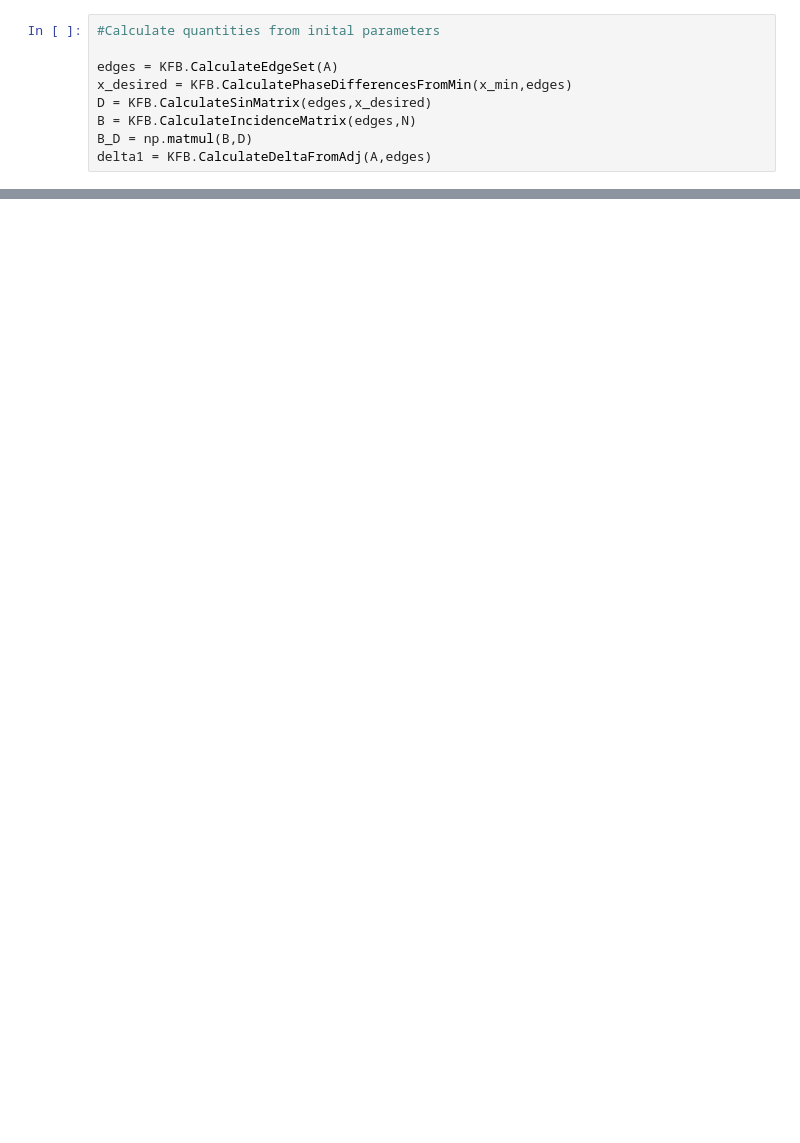
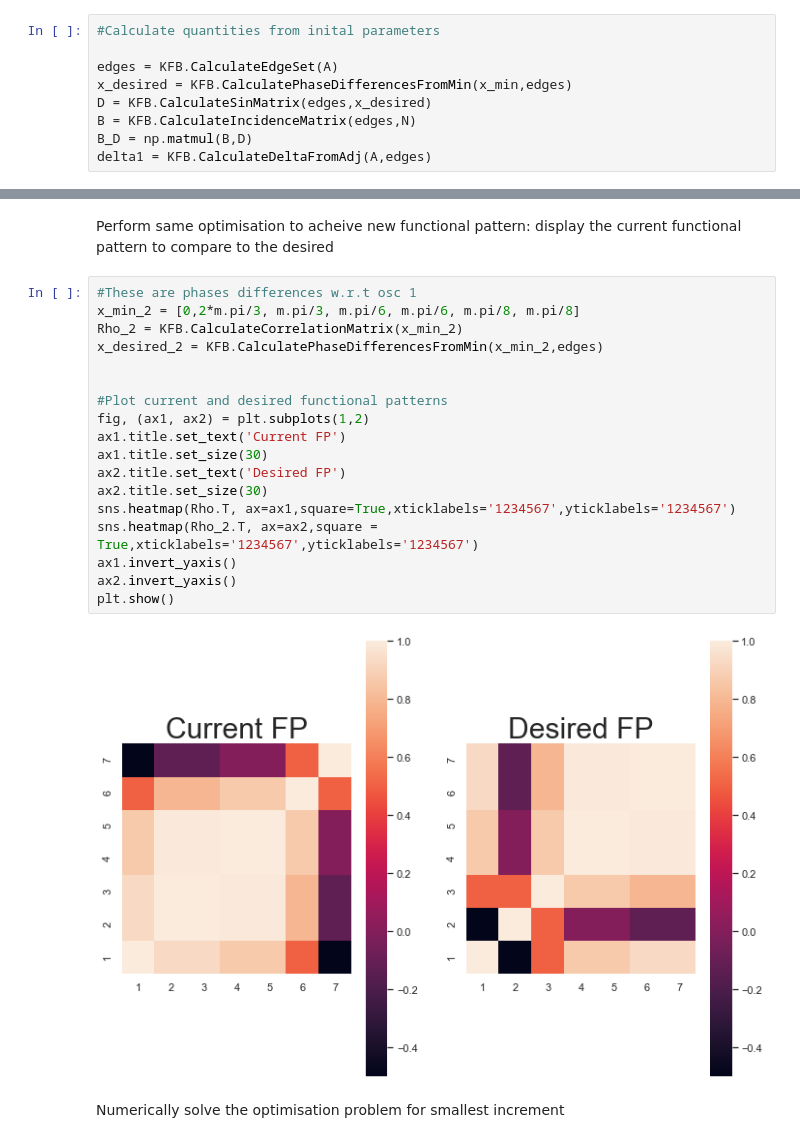
Before and after one commit to rnartallo/kuramotocontrol, a Jupyter notebook: MainNotebook.ipynb, the cells around one changed output, grey strips where cells are left out. Cells and saved outputs as stored; diff of their text form; blank space fills up the shorter version.

```diff
--- a/MainNotebook.ipynb
+++ b/MainNotebook.ipynb
@@ -78,0 +110,24 @@ array([0.        , 0.39269908, 0.39269908, 0.52359878, 0.52359878,
+# %% [markdown]
+Perform same optimisation to acheive new functional pattern: display the current functional pattern to compare to the desired
+# %%
+#These are phases differences w.r.t osc 1
+x_min_2 = [0,2*m.pi/3, m.pi/3, m.pi/6, m.pi/6, m.pi/8, m.pi/8]
+Rho_2 = KFB.CalculateCorrelationMatrix(x_min_2)
+x_desired_2 = KFB.CalculatePhaseDifferencesFromMin(x_min_2,edges)
+
+
+#Plot current and desired functional patterns
+fig, (ax1, ax2) = plt.subplots(1,2)
+ax1.title.set_text('Current FP')
+ax1.title.set_size(30)
+ax2.title.set_text('Desired FP')
+ax2.title.set_size(30)
+sns.heatmap(Rho.T, ax=ax1,square=True,xticklabels='1234567',yticklabels='1234567')
+sns.heatmap(Rho_2.T, ax=ax2,square = True,xticklabels='1234567',yticklabels='1234567')
+ax1.invert_yaxis()
+ax2.invert_yaxis()
+plt.show()
+# %% [output]
+[figure, added]
+# %% [markdown]
+Numerically solve the optimisation problem for smallest increment
```
Also changed, not shown: parts of 22 cells of this notebook, 1 other file.
